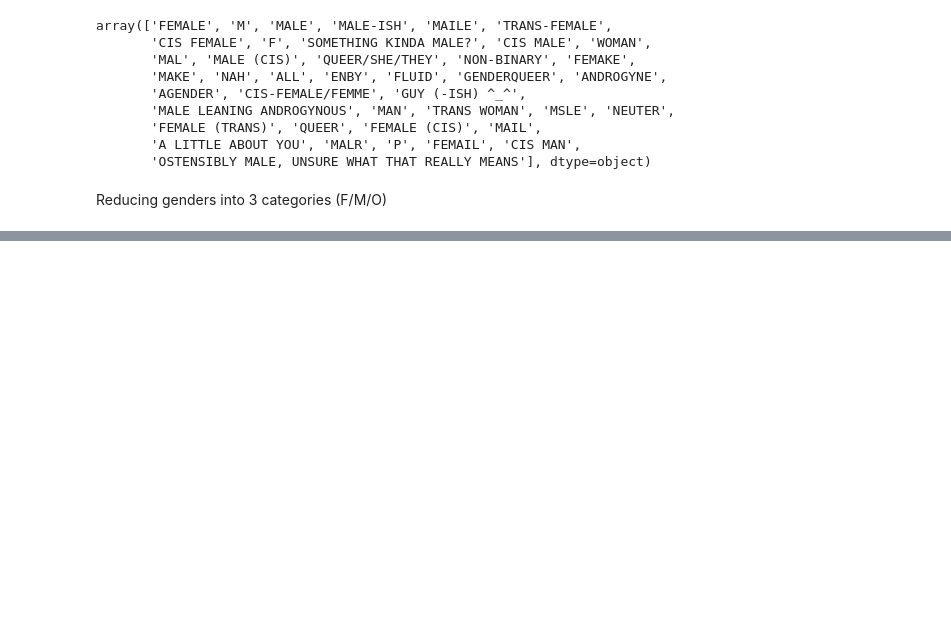
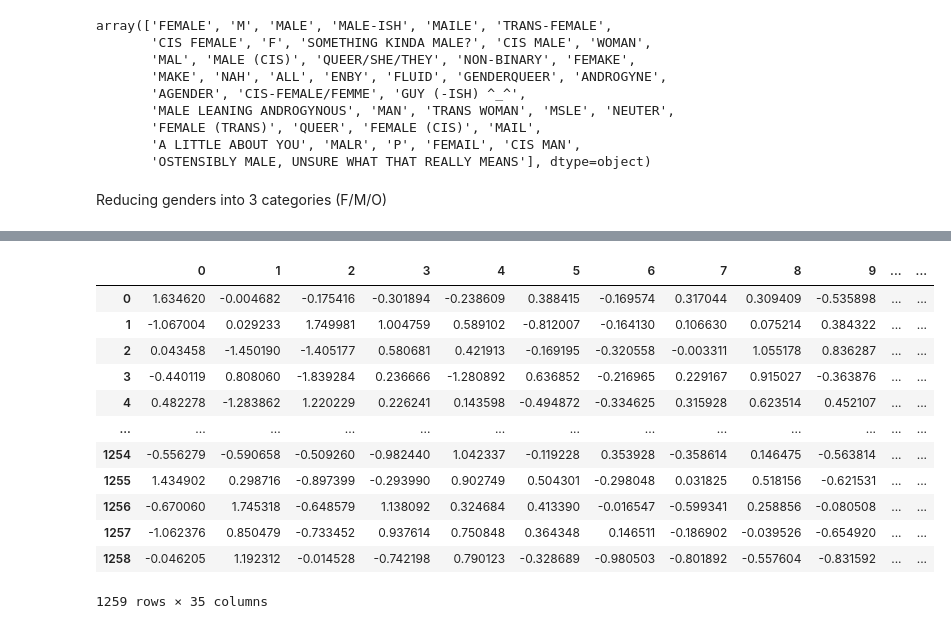
Before and after one commit to Alice-Scholze/mental-health, a Jupyter notebook: PreprocessingData.ipynb, the cells around one changed output, grey strips where cells are left out. Cells and saved outputs as stored; diff of their text form; code cells hidden in the pictures; blank space fills up the shorter version.

```diff
--- a/PreprocessingData.ipynb
+++ b/PreprocessingData.ipynb
@@ -211,0 +214,18 @@ df.loc[other_filter, 'Gender'] = 'O'
+# %%
+df = pd.concat([df, pd.get_dummies(df['mental_vs_physical'], prefix='mental_vs_physical')], axis=1)
+df = pd.concat([df, pd.get_dummies(df['phys_health_interview'], prefix='phys_health_interview')], axis=1)
+df = pd.concat([df, pd.get_dummies(df['mental_health_interview'], prefix='mental_health_interview')], axis=1)
+df = pd.concat([df, pd.get_dummies(df['supervisor'], prefix='supervisor')], axis=1)
+df = pd.concat([df, pd.get_dummies(df['coworkers'], prefix='coworkers')], axis=1)
+df = pd.concat([df, pd.get_dummies(df['phys_health_consequence'], prefix='phys_health_consequence')], axis=1)
+df = pd.concat([df, pd.get_dummies(df['leave'], prefix='leave')], axis=1)
+df = pd.concat([df, pd.get_dummies(df['anonymity'], prefix='anonymity')], axis=1)
+df = pd.concat([df, pd.get_dummies(df['seek_help'], prefix='seek_help')], axis=1)
+df = pd.concat([df, pd.get_dummies(df['wellness_program'], prefix='wellness_program')], axis=1)
+df = pd.concat([df, pd.get_dummies(df['care_options'], prefix='care_options')], axis=1)
+df = pd.concat([df, pd.get_dummies(df['benefits'], prefix='benefits')], axis=1)
+df = pd.concat([df, pd.get_dummies(df['no_employees'], prefix='no_employees')], axis=1)
+df = pd.concat([df, pd.get_dummies(df['work_interfere'], prefix='work_interfere')], axis=1)
+df = pd.concat([df, pd.get_dummies(df['mental_health_consequence'], prefix='mental_health_consequence')], axis=1)
+df = pd.concat([df, pd.get_dummies(df['Gender'], prefix='gender')], axis=1)
+df
@@ -211,0 +325,18 @@ df.loc[other_filter, 'Gender'] = 'O'
+# %%
+pca = PCA(0.95)
+df_pca = pca.fit_transform(df)
+pd.DataFrame(df_pca)
+# %% [output]
+|  | 0 | 1 | 2 | 3 | 4 | 5 | 6 | 7 | 8 | 9 | ... | ... |
+| 0 | 1.634620 | -0.004682 | -0.175416 | -0.301894 | -0.238609 | 0.388415 | -0.169574 | 0.317044 | 0.309409 | -0.535898 | ... | ... |
+| 1 | -1.067004 | 0.029233 | 1.749981 | 1.004759 | 0.589102 | -0.812007 | -0.164130 | 0.106630 | 0.075214 | 0.384322 | ... | ... |
+| 2 | 0.043458 | -1.450190 | -1.405177 | 0.580681 | 0.421913 | -0.169195 | -0.320558 | -0.003311 | 1.055178 | 0.836287 | ... | ... |
+| 3 | -0.440119 | 0.808060 | -1.839284 | 0.236666 | -1.280892 | 0.636852 | -0.216965 | 0.229167 | 0.915027 | -0.363876 | ... | ... |
+| 4 | 0.482278 | -1.283862 | 1.220229 | 0.226241 | 0.143598 | -0.494872 | -0.334625 | 0.315928 | 0.623514 | 0.452107 | ... | ... |
+| ... | ... | ... | ... | ... | ... | ... | ... | ... | ... | ... | ... | ... |
+| 1254 | -0.556279 | -0.590658 | -0.509260 | -0.982440 | 1.042337 | -0.119228 | 0.353928 | -0.358614 | 0.146475 | -0.563814 | ... | ... |
+| 1255 | 1.434902 | 0.298716 | -0.897399 | -0.293990 | 0.902749 | 0.504301 | -0.298048 | 0.031825 | 0.518156 | -0.621531 | ... | ... |
+| 1256 | -0.670060 | 1.745318 | -0.648579 | 1.138092 | 0.324684 | 0.413390 | -0.016547 | -0.599341 | 0.258856 | -0.080508 | ... | ... |
+| 1257 | -1.062376 | 0.850479 | -0.733452 | 0.937614 | 0.750848 | 0.364348 | 0.146511 | -0.186902 | -0.039526 | -0.654920 | ... | ... |
+| 1258 | -0.046205 | 1.192312 | -0.014528 | -0.742198 | 0.790123 | -0.328689 | -0.980503 | -0.801892 | -0.557604 | -0.831592 | ... | ... |
+1259 rows × 35 columns
```
Also changed, not shown: parts of 16 cells of this notebook, 1 other file.
